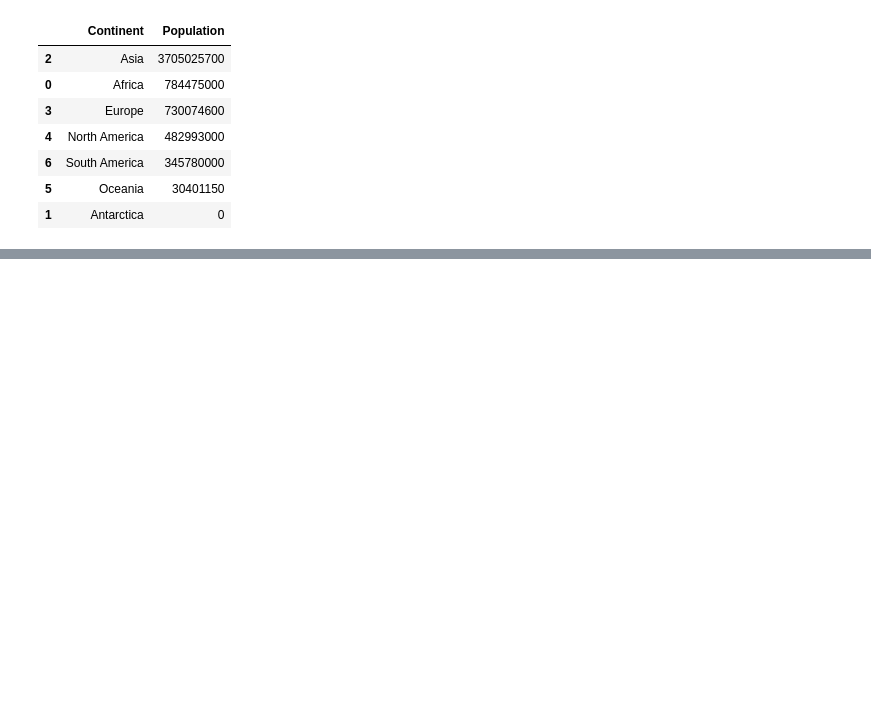
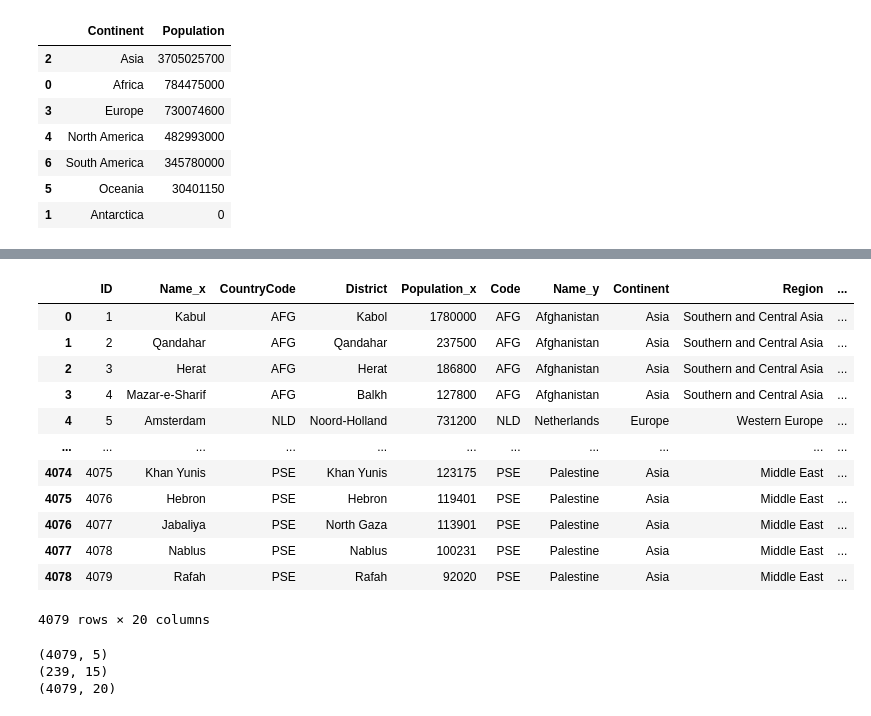
Before and after one commit to MiguelAngel3378/CURSO_ANALISIS_BD2, a Jupyter notebook: m4_pandas/operaciones/world_join.ipynb, the cells around one changed output, grey strips where cells are left out. Drawn from its saved outputs; the diff is of its cells as text; code cells hidden in the pictures; blank space fills up the shorter version.

```diff
--- a/m4_pandas/operaciones/world_join.ipynb
+++ b/m4_pandas/operaciones/world_join.ipynb
@@ -129,0 +170,26 @@ df_population_by_continent.sort_values('Population', ascending=False)
+# %%
+df_city_country = pd.merge(df_city, df_country, left_on="CountryCode", right_on="Code")
+df_city_country
+# %% [output]
+|  | ID | Name_x | CountryCode | District | Population_x | Code | Name_y | Continent | Region | ... |
+| 0 | 1 | Kabul | AFG | Kabol | 1780000 | AFG | Afghanistan | Asia | Southern and Central Asia | ... |
+| 1 | 2 | Qandahar | AFG | Qandahar | 237500 | AFG | Afghanistan | Asia | Southern and Central Asia | ... |
+| 2 | 3 | Herat | AFG | Herat | 186800 | AFG | Afghanistan | Asia | Southern and Central Asia | ... |
+| 3 | 4 | Mazar-e-Sharif | AFG | Balkh | 127800 | AFG | Afghanistan | Asia | Southern and Central Asia | ... |
+| 4 | 5 | Amsterdam | NLD | Noord-Holland | 731200 | NLD | Netherlands | Europe | Western Europe | ... |
+| ... | ... | ... | ... | ... | ... | ... | ... | ... | ... | ... |
+| 4074 | 4075 | Khan Yunis | PSE | Khan Yunis | 123175 | PSE | Palestine | Asia | Middle East | ... |
+| 4075 | 4076 | Hebron | PSE | Hebron | 119401 | PSE | Palestine | Asia | Middle East | ... |
+| 4076 | 4077 | Jabaliya | PSE | North Gaza | 113901 | PSE | Palestine | Asia | Middle East | ... |
+| 4077 | 4078 | Nablus | PSE | Nablus | 100231 | PSE | Palestine | Asia | Middle East | ... |
+| 4078 | 4079 | Rafah | PSE | Rafah | 92020 | PSE | Palestine | Asia | Middle East | ... |
+4079 rows × 20 columns
+# %%
+# imprimir dimensiones de los dataframes
+print(df_city.shape)
+print(df_country.shape)
+print(df_city_country.shape)
+# %% [output]
+(4079, 5)
+(239, 15)
+(4079, 20)
```
Also changed, not shown: parts of 5 cells of this notebook, 1 other file.
